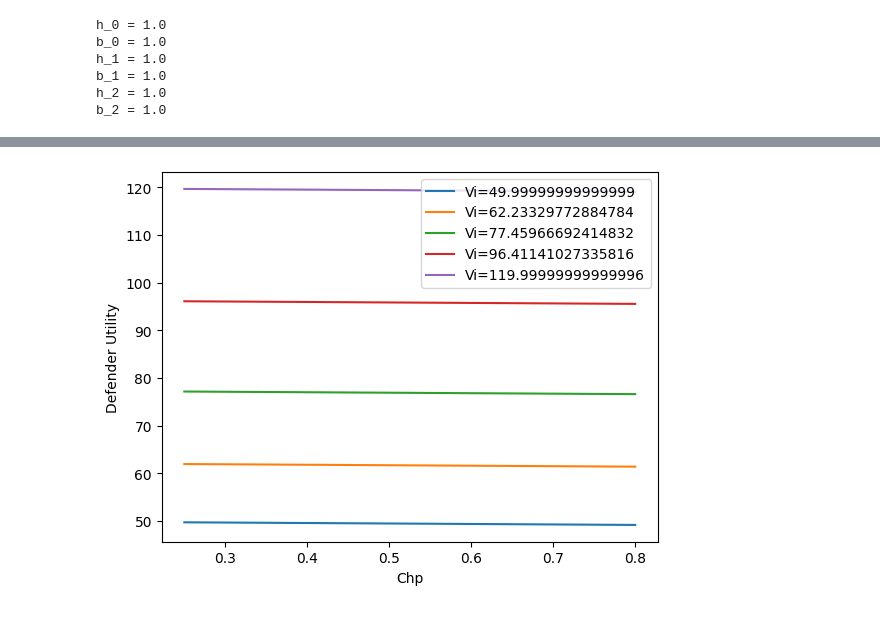
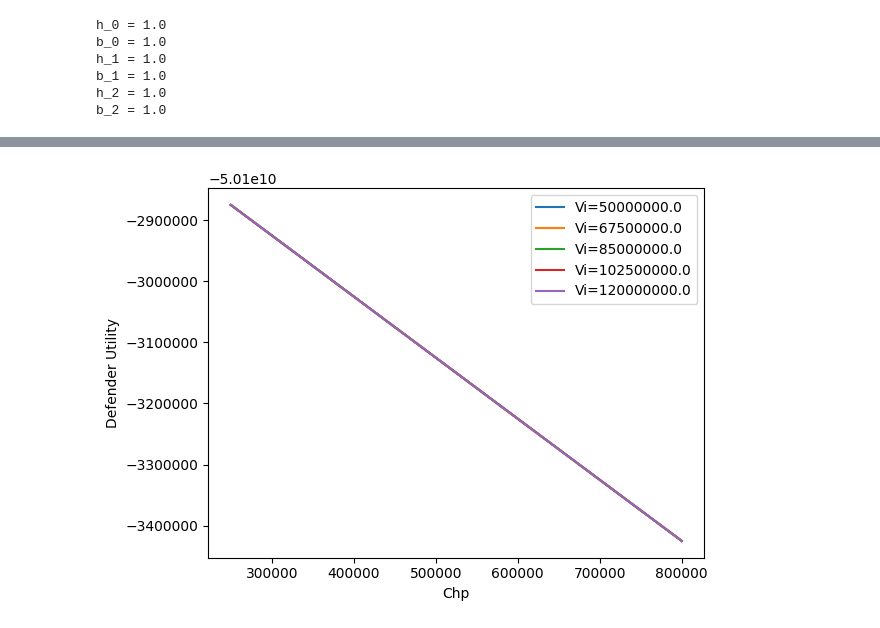
Before and after one commit to bhusalb/gt-ransomware-simulation, a Jupyter notebook: Ransomware_simulation.ipynb, the cells around one changed output, grey strips where cells are left out. Cells and saved outputs as stored; diff of their text form; code cells hidden in the pictures.

```diff
--- a/Ransomware_simulation.ipynb
+++ b/Ransomware_simulation.ipynb
@@ -1439,9 +1454,6 @@ plt.show()
 # %%
 from collections import defaultdict
 import matplotlib.pyplot as plt
-
-
-
 
 Fi = defaultdict(list)
 Ei = defaultdict(list)
@@ -1449,7 +1461,7 @@ Ei = defaultdict(list)
 # Attacker utils eval for V_prime and p1
 
 
-V_range = generate_log_range(2.3,6.1,10)
+V_range = generate_log_range(2.3*1e6,6.1*1e6,10)
 p0_range = generate_log_range(0.1,0.8,5)
 
 V_range = [item / 1000000 for item in V_range]
@@ -1493,17 +1505,14 @@ plt.show()
 # %%
 from collections import defaultdict
 import matplotlib.pyplot as plt
-
-
-
 
 Fi = defaultdict(list)
 Ei = defaultdict(list)
 
 # Attacker utils eval for Vi and R
 
-F_range = generate_log_range(50,120,5)
-R_range = generate_log_range(1,4.6,10)
+F_range = generate_log_range(50*1e6,120*1e6,5)
+R_range = generate_log_range(1*1e6,4.6*1e6,10)
 
 for F in F_range:
     for R in R_range:
@@ -1541,8 +1550,8 @@ Fi = defaultdict(list)
 Ei = defaultdict(list)
 Zi=defaultdict(list)
 # Attacker utils eval for Vi and Cnh
-F_range = generate_log_range(50,120,5)
-R_range = generate_log_range(0.2,0.4,10)
+F_range = generate_log_range(50*1e6,120*1e6,5)
+R_range = generate_log_range(0.2*1e6,0.4*1e6,10)
 
 
 
@@ -1598,8 +1607,8 @@ Ei = defaultdict(list)
 Gi=defaultdict(list)
 
 # Attacker utils eval for Vi and n_hf
-F_range = generate_log_range(50,120,5)
-R_range = generate_log_range(0.2,0.4,10)
+F_range = generate_log_range(50*1e6,120*1e6,5)
+R_range = generate_log_range(0.2*1e6,0.4*1e6,10)
 
 
 for F in F_range:
@@ -1657,42 +1666,42 @@ Ei = defaultdict(list)
 Ti = defaultdict(list)
 
 # Attacker utils eval for Vi and Chp
-F_range = generate_log_range(50,120,5)
-R_range = generate_log_range(0.25,0.80,10)
+F_range = generate_log_range(50*1e6,120*1e6,5)
+R_range = generate_log_range(0.25*1e6,0.80*1e6,10)
 
 
 
 
 for F in F_range:
     for R in R_range:
         p = sample.clone()
         p.V_i=F
         p.C_hp=R
         p=p.clone()
         Ti[F].append(p.tau)
         e_a_b_1 = u_3_1(p)
 
         Fi[F].append(R)
         Ei[F].append(e_a_b_1)
 
 # Generate multiple lines on the same plot
 for F in F_range:
     plt.plot(Fi[F], Ei[F], label=f'Vi={F}')
 
 # Adding title and labels
 plt.xlabel("Chp")
 plt.ylabel("Defender Utility")
 
 # Adding a legend
 plt.legend()
 
 plt.savefig("n19.pdf", format="pdf", bbox_inches="tight")
 
 
 # Displaying the plot
 plt.show()
 # %% [output]
-[figure, old version]
+[figure, new version]
 # %%
 # Generate multiple lines on the same plot
 for F in F_range:
```
Also changed, not shown: parts of 25 cells of this notebook, 1 other file.
